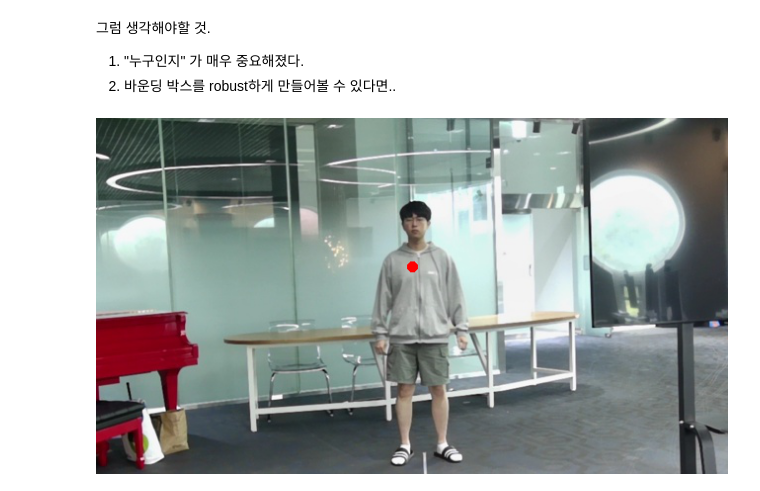
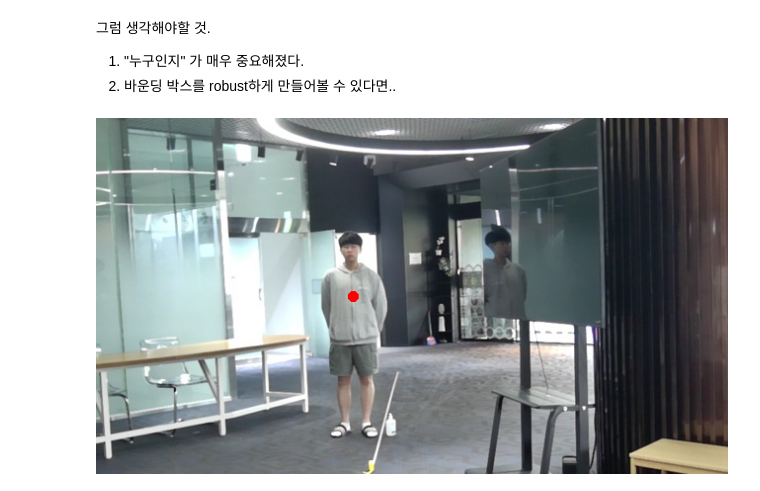
Before and after one commit to NetAiFalcon/falcon, a Jupyter notebook: falcon/cctv-calibration.ipynb, the cells around one changed output. Saved outputs shown, nothing was run; the diff lists cells and outputs as text; code cells hidden in the pictures.

```diff
--- a/falcon/cctv-calibration.ipynb
+++ b/falcon/cctv-calibration.ipynb
@@ -48,22 +48,22 @@ ex) 170인 사람이 이정도 칸 에 꽉차면 5미터다
 # %%
 from PIL import Image, ImageDraw
 
-image_path = "assets/person_5m2.jpg"  # Your local file path
+image_path = "assets/test.jpg"  # Your local file path
 
 # 이미지 열기
 image = Image.open(image_path)
 
 # 특정 픽셀 위치 설정
-x, y = 320, 150  # 예시 좌표
+x, y = 260, 180  # 예시 좌표
 
 # 5m_2.jpg 기준 x 750 ~ 880, y 550 ~ 670
 
 # 이미지에 점을 그림
 draw = ImageDraw.Draw(image)
 # (x, y) 위치에 원을 그려서 점을 표시 (가시성을 위해 원을 크게 그림)
 draw.ellipse((x - 5, y - 5, x + 5, y + 5), fill='red')
 
 # 수정된 이미지를 직접 보기
 image
 # %% [output]
-[figure, old version]
+[figure, new version]
```
Also changed, not shown: parts of 1 cell of this notebook, 11 other files.
